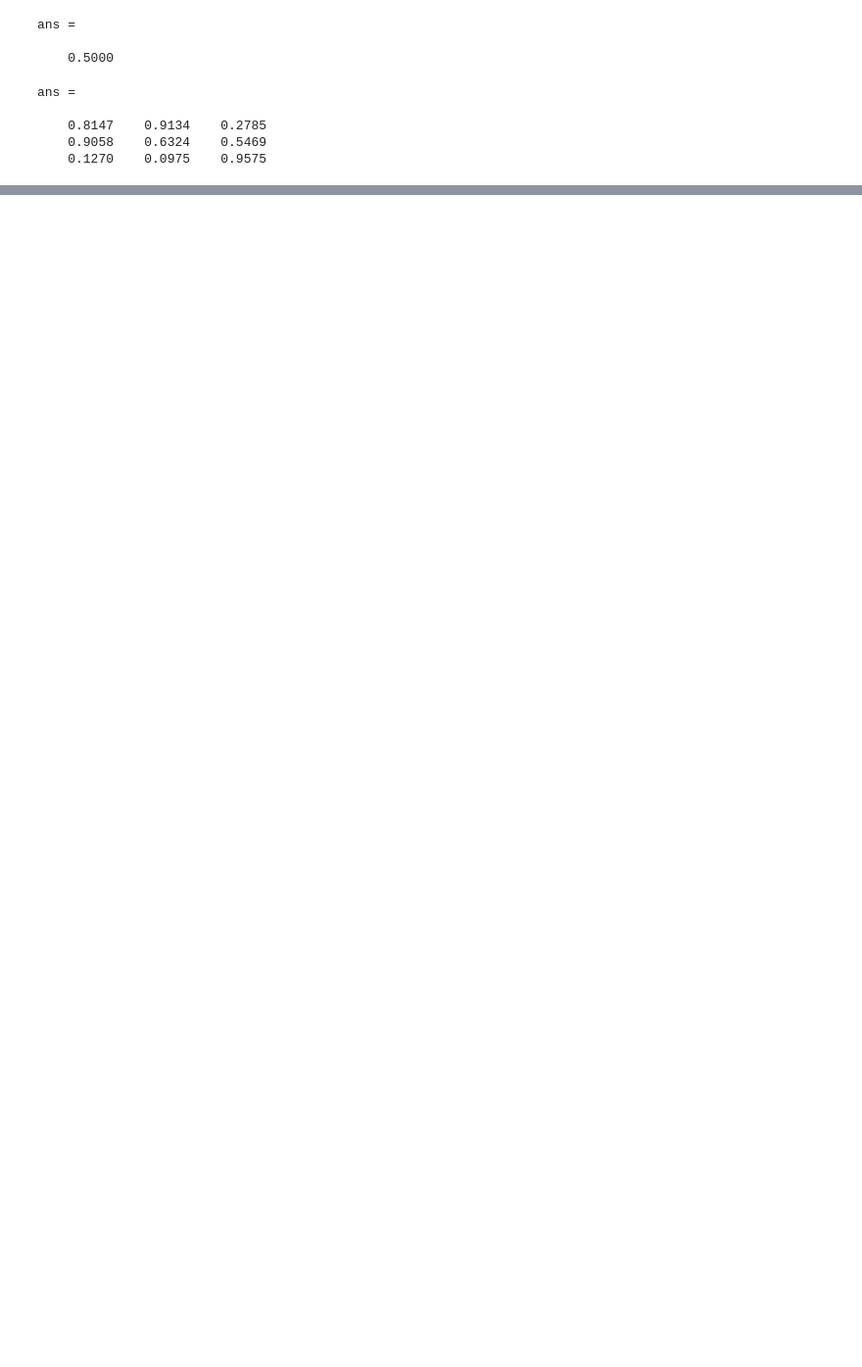
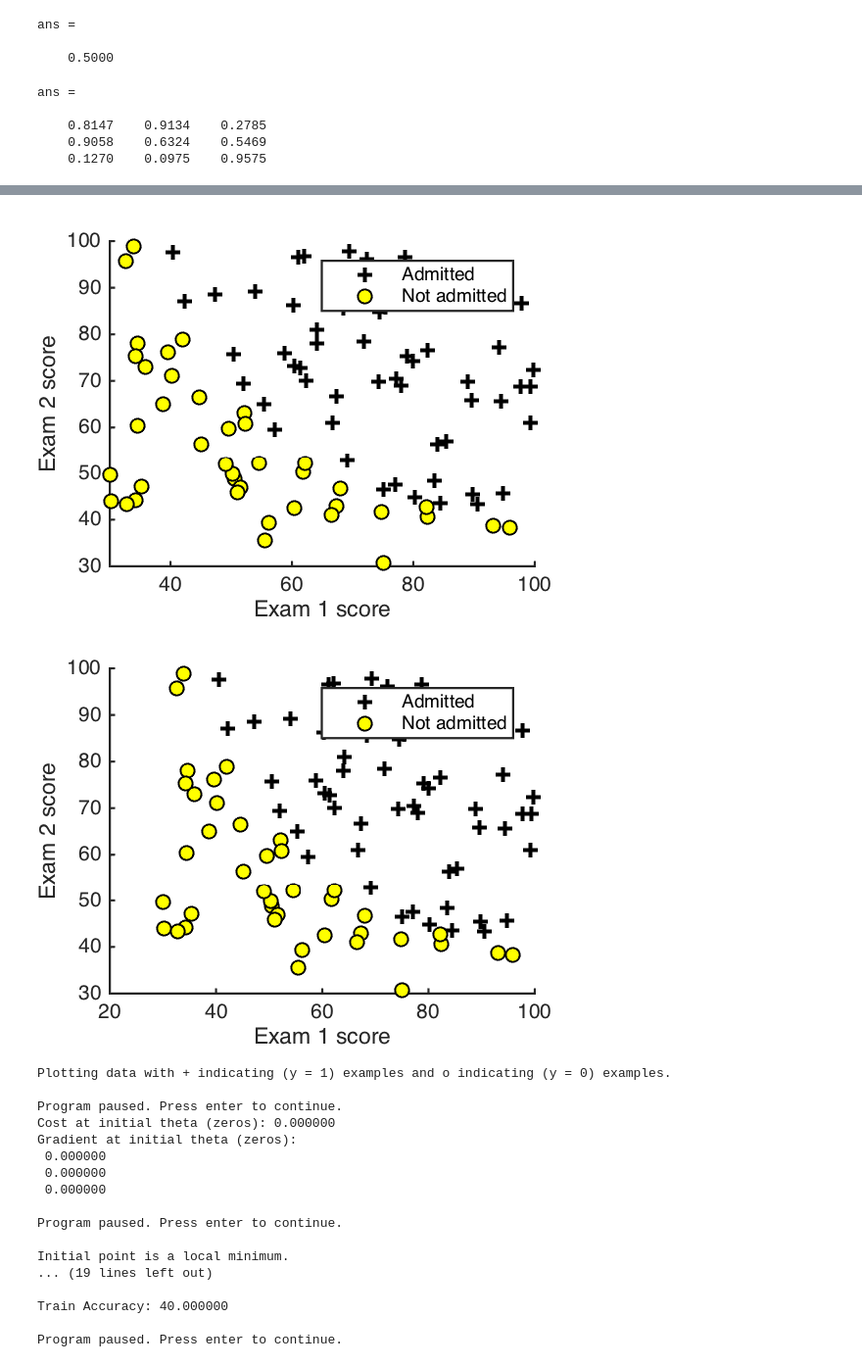
Before and after one commit to tallamjr/coursera, a Jupyter notebook: MachineLearning-Stanford/machine-learning-ex2/ex2/ex2-scratch.ipynb, the cells around one changed output, grey strips where cells are left out. Shown: that part at 98% size. Drawn from its saved outputs; the diff is of its cells as text; code cells hidden in the pictures; blank space fills up the shorter version.

```diff
--- a/MachineLearning-Stanford/machine-learning-ex2/ex2/ex2-scratch.ipynb
+++ b/MachineLearning-Stanford/machine-learning-ex2/ex2/ex2-scratch.ipynb
@@ -166,0 +172,22 @@ Matrix dimensions must agree.
+# %%
+ex2
+# %% [output]
+[figure, added]
+[figure, added]
+Plotting data with + indicating (y = 1) examples and o indicating (y = 0) examples.
+
+Program paused. Press enter to continue.
+Cost at initial theta (zeros): 0.000000
+Gradient at initial theta (zeros):
+ 0.000000
+ 0.000000
+ 0.000000
+
+Program paused. Press enter to continue.
+
+Initial point is a local minimum.
+... (19 lines left out)
+
+Train Accuracy: 40.000000
+
+Program paused. Press enter to continue.
```
Also changed, not shown: parts of 5 cells of this notebook, 3 other files.
